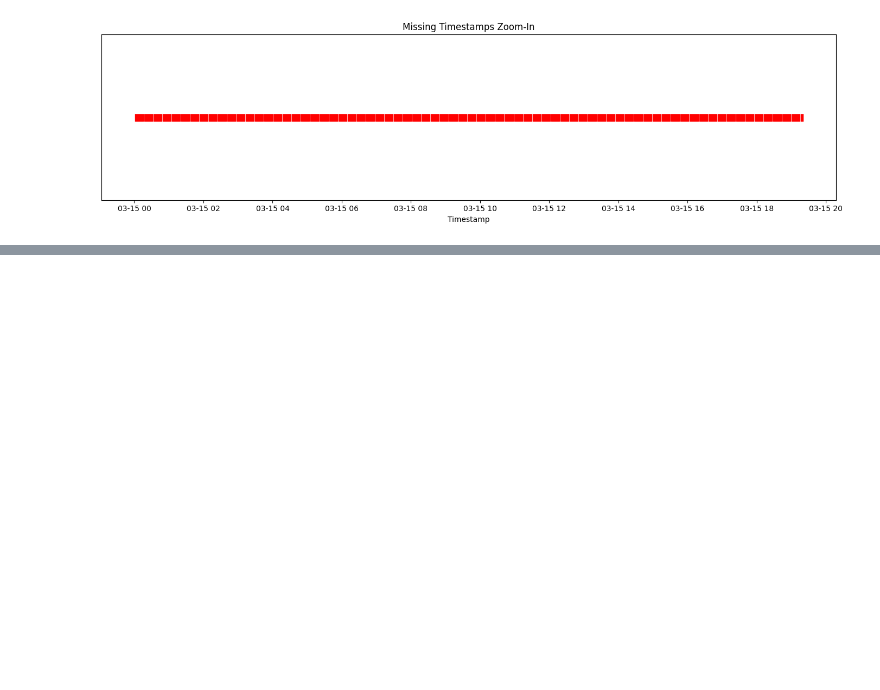
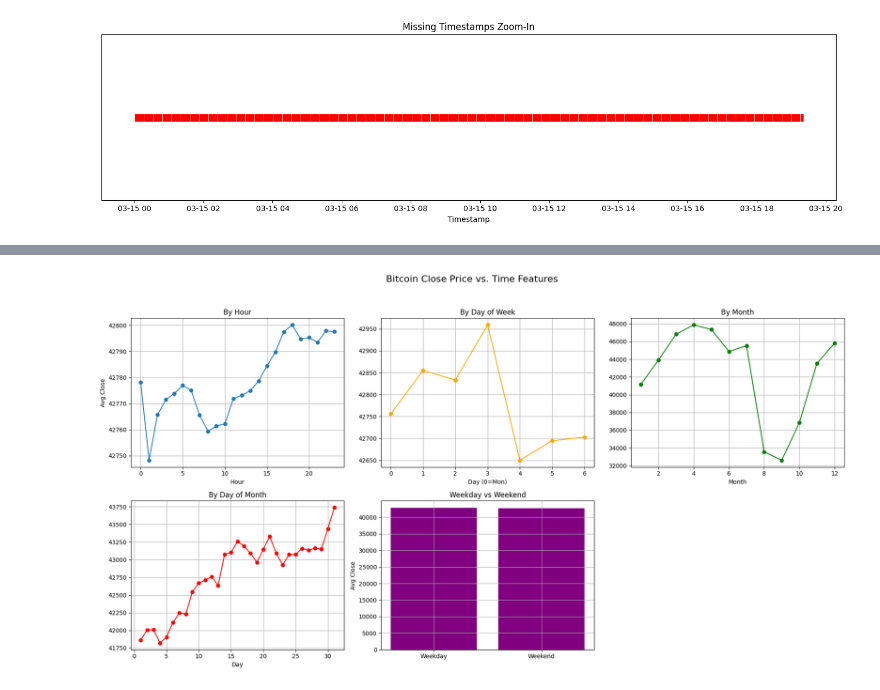
Before and after one commit to jiangfz1997/Bitcoin_Price_Prediction, a Jupyter notebook: notebooks/bitcoin_prediction_LSTM.ipynb, the cells around one changed output, grey strips where cells are left out. Drawn from its saved outputs; the diff is of its cells as text; code cells hidden in the pictures; blank space fills up the shorter version.

```diff
--- a/notebooks/bitcoin_prediction_LSTM.ipynb
+++ b/notebooks/bitcoin_prediction_LSTM.ipynb
@@ -86,0 +193,10 @@ DatetimeIndex([], dtype='datetime64[ns]', freq='min')
+# %%
+# Extracting time features from the index
+
+df['year'] = df.index.year
+df['hour'] = df.index.hour
+df['dayofweek'] = df.index.dayofweek
+df['day'] = df.index.day
+df['month'] = df.index.month
+df['is_weekend'] = df['dayofweek'].apply(lambda x: 1 if x >= 5 else 0)
+print(df[['year', 'hour', 'dayofweek', 'day', 'month', 'is_weekend']].tail(100))
@@ -86,0 +219,49 @@ DatetimeIndex([], dtype='datetime64[ns]', freq='min')
+# %%
+import matplotlib.pyplot as plt
+
+fig, axes = plt.subplots(nrows=2, ncols=3, figsize=(18, 10))  # 总共 6 个图
+fig.suptitle("Bitcoin Close Price vs. Time Features", fontsize=16)
+
+# Hour
+hour_avg = df.groupby('hour')['Close'].mean()
+axes[0, 0].plot(hour_avg, marker='o')
+axes[0, 0].set_title('By Hour')
+axes[0, 0].set_xlabel('Hour')
+axes[0, 0].set_ylabel('Avg Close')
+axes[0, 0].grid(True)
+
+# Day of Week
+dow_avg = df.groupby('dayofweek')['Close'].mean()
+axes[0, 1].plot(dow_avg, marker='o', color='orange')
+axes[0, 1].set_title('By Day of Week')
+axes[0, 1].set_xlabel('Day (0=Mon)')
+axes[0, 1].grid(True)
+
+# Month
+month_avg = df.groupby('month')['Close'].mean()
+axes[0, 2].plot(month_avg, marker='o', color='green')
+axes[0, 2].set_title('By Month')
+axes[0, 2].set_xlabel('Month')
+axes[0, 2].grid(True)
+
+# Day of Month
+day_avg = df.groupby('day')['Close'].mean()
+axes[1, 0].plot(day_avg, marker='o', color='red')
+axes[1, 0].set_title('By Day of Month')
+axes[1, 0].set_xlabel('Day')
+axes[1, 0].grid(True)
+
+# Is Weekend
+weekend_avg = df.groupby('is_weekend')['Close'].mean()
+axes[1, 1].bar(['Weekday', 'Weekend'], weekend_avg.values, color='purple')
+axes[1, 1].set_title('Weekday vs Weekend')
+axes[1, 1].set_ylabel('Avg Close')
+axes[1, 1].grid(True)
+
+
+axes[1, 2].axis('off')
+
+plt.tight_layout(rect=[0, 0.03, 1, 0.95])
+plt.show()
+# %% [output]
+[figure, added]
```
Also changed, not shown: parts of 11 cells of this notebook.
